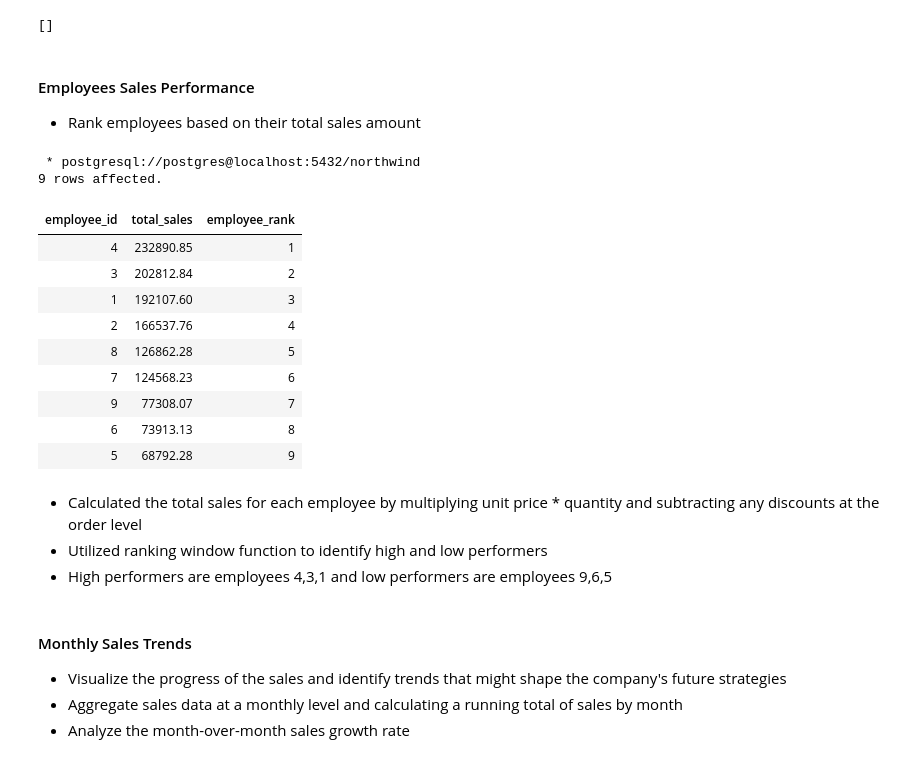
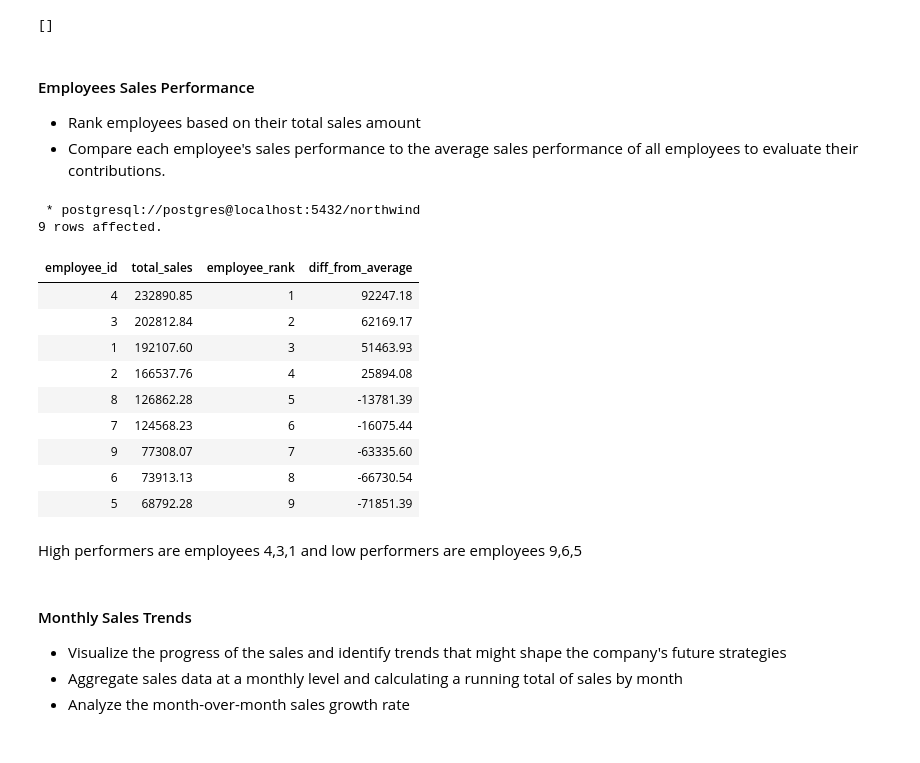
Before and after one commit to ddibara5/northwind-traders, a Jupyter notebook: northwind_traders.ipynb, the cells around one changed output. Saved outputs shown, nothing was run; the diff lists cells and outputs as text; code cells hidden in the pictures.

```diff
--- a/northwind_traders.ipynb
+++ b/northwind_traders.ipynb
@@ -65,35 +70,35 @@ Done.
 #### Employees Sales Performance
 
 - Rank employees based on their total sales amount
+- Compare each employee's sales performance to the average sales performance of all employees to evaluate their contributions.
 # %%
 %%sql
 
 WITH aggregate_sales AS(
 SELECT e.employee_id, SUM(od.unit_price * od.quantity * (1 - od.discount)) AS total_sales
   FROM employees AS e
   JOIN orders AS o ON e.employee_id = o.employee_id
   JOIN order_details AS od ON o.order_id = od.order_id
  GROUP BY e.employee_id)
 
-SELECT employee_id, ROUND(total_sales::numeric,2) AS total_sales, RANK() OVER(ORDER BY total_sales DESC) AS employee_rank
+SELECT employee_id, ROUND(total_sales::numeric,2) AS total_sales, RANK() OVER(ORDER BY total_sales DESC) AS employee_rank,
+       ROUND(total_sales::numeric - (SELECT AVG(total_sales)::numeric FROM aggregate_sales),2) AS diff_from_average
   FROM aggregate_sales;
 # %% [output]
  * postgresql://postgres@localhost:5432/northwind
 9 rows affected.
-| employee_id | total_sales | employee_rank |
-| 4 | 232890.85 | 1 |
-| 3 | 202812.84 | 2 |
-| 1 | 192107.60 | 3 |
-| 2 | 166537.76 | 4 |
-| 8 | 126862.28 | 5 |
-| 7 | 124568.23 | 6 |
-| 9 | 77308.07 | 7 |
-| 6 | 73913.13 | 8 |
-| 5 | 68792.28 | 9 |
+| employee_id | total_sales | employee_rank | diff_from_average |
+| 4 | 232890.85 | 1 | 92247.18 |
+| 3 | 202812.84 | 2 | 62169.17 |
+| 1 | 192107.60 | 3 | 51463.93 |
+| 2 | 166537.76 | 4 | 25894.08 |
+| 8 | 126862.28 | 5 | -13781.39 |
+| 7 | 124568.23 | 6 | -16075.44 |
+| 9 | 77308.07 | 7 | -63335.60 |
+| 6 | 73913.13 | 8 | -66730.54 |
+| 5 | 68792.28 | 9 | -71851.39 |
 # %% [markdown]
-- Calculated the total sales for each employee by multiplying unit price * quantity and subtracting any discounts at the order level
-- Utilized ranking window function to identify high and low performers
-- High performers are employees 4,3,1 and low performers are employees 9,6,5
+High performers are employees 4,3,1 and low performers are employees 9,6,5
 # %% [markdown]
 #### Monthly Sales Trends
 
```
Also changed, not shown: parts of 10 cells of this notebook.
